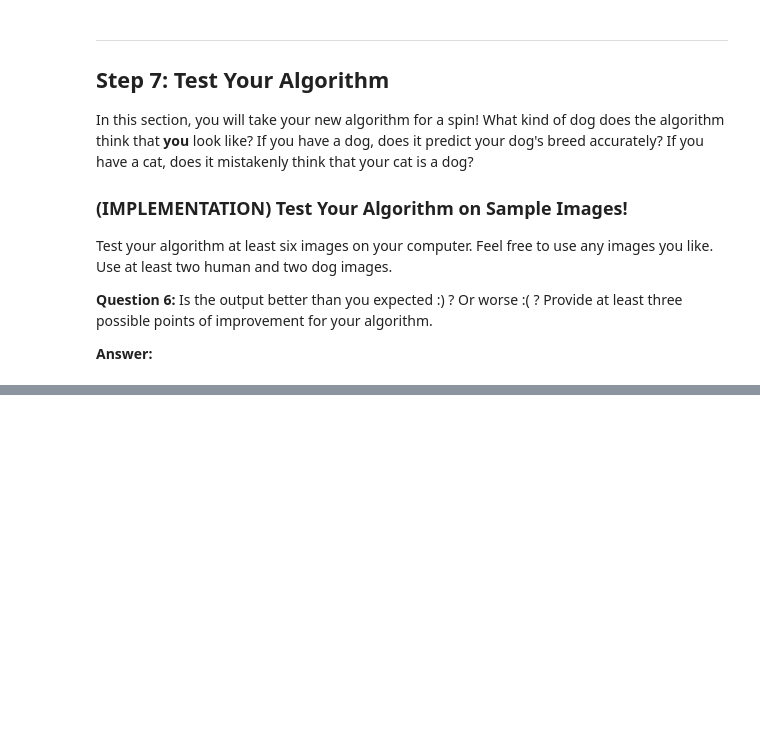
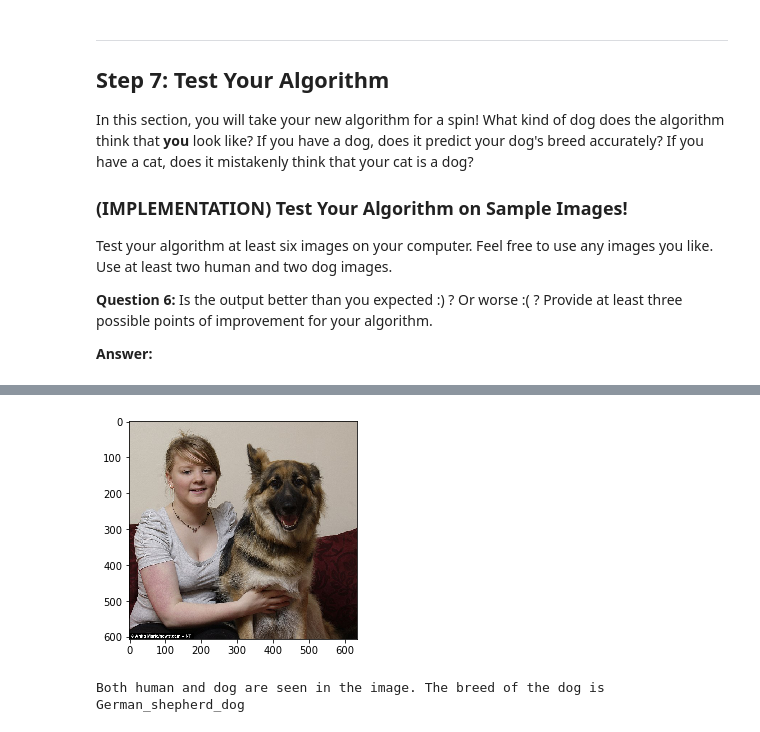
Before and after one commit to mavharsha/dl-solutions, a Jupyter notebook: dog-project/dog_app.ipynb, the cells around one changed output, grey strips where cells are left out. Cells and saved outputs as stored; diff of their text form; code cells hidden in the pictures; blank space fills up the shorter version.

```diff
--- a/dog-project/dog_app.ipynb
+++ b/dog-project/dog_app.ipynb
@@ -756,0 +767,5 @@ ValueError: Error when checking : expected flatten_3_input to have shape (None,
+# %%
+dog_and_human_predictor("images/human_german.jpg")
+# %% [output]
+[figure, added]
+Both human and dog are seen in the image. The breed of the dog is  German_shepherd_dog
```
Also changed, not shown: parts of 17 cells of this notebook.
